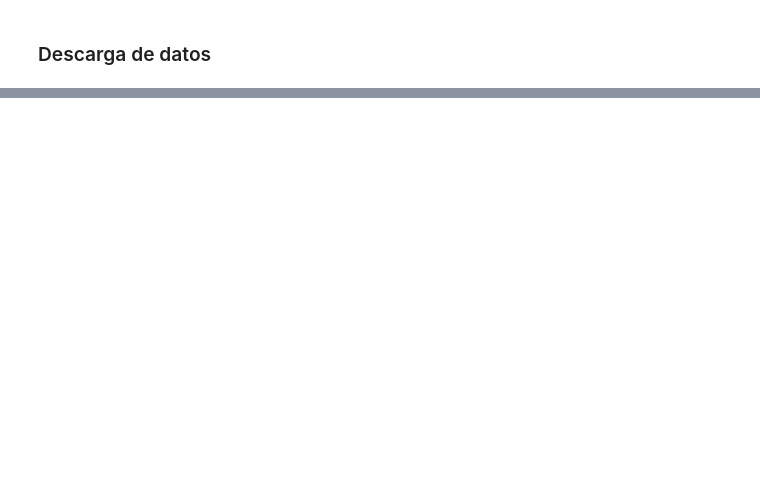
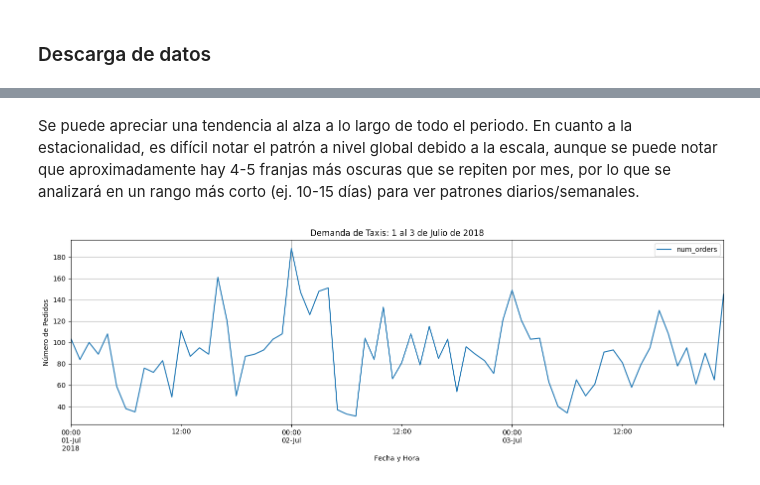
Before and after one commit to jcardosorios/tripleten_13_ML_temporal_series, a Jupyter notebook: notebook/1.0-exploracion-inicial-demanda.ipynb, the cells around one changed output, grey strips where cells are left out. Drawn from its saved outputs; the diff is of its cells as text; code cells hidden in the pictures; blank space fills up the shorter version.

```diff
--- a/notebook/1.0-exploracion-inicial-demanda.ipynb
+++ b/notebook/1.0-exploracion-inicial-demanda.ipynb
@@ -675,0 +116,14 @@ plt.show()
+# %% [markdown]
+Se puede apreciar una tendencia al alza a lo largo de todo el periodo. En cuanto a la estacionalidad, es difícil notar el patrón a nivel global debido a la escala, aunque se puede notar que aproximadamente hay 4-5 franjas más oscuras que se repiten por mes, por lo que se analizará en un rango más corto (ej. 10-15 días) para ver patrones diarios/semanales.
+# %%
+# Visualización de un período más corto
+df_resampled['2018-07-01':'2018-07-03'].plot(figsize=(14, 5))
+plt.title('Demanda de Taxis: 1 al 3 de Julio de 2018')
+plt.xlabel('Fecha y Hora')
+plt.ylabel('Número de Pedidos')
+plt.grid(True)
+plt.tight_layout()
+plt.savefig('../reports/figures/demand_july_01_03.png')
+plt.show()
+# %% [output]
+[figure, added]
```
Also changed, not shown: parts of 112 cells of this notebook, 14 other files.
